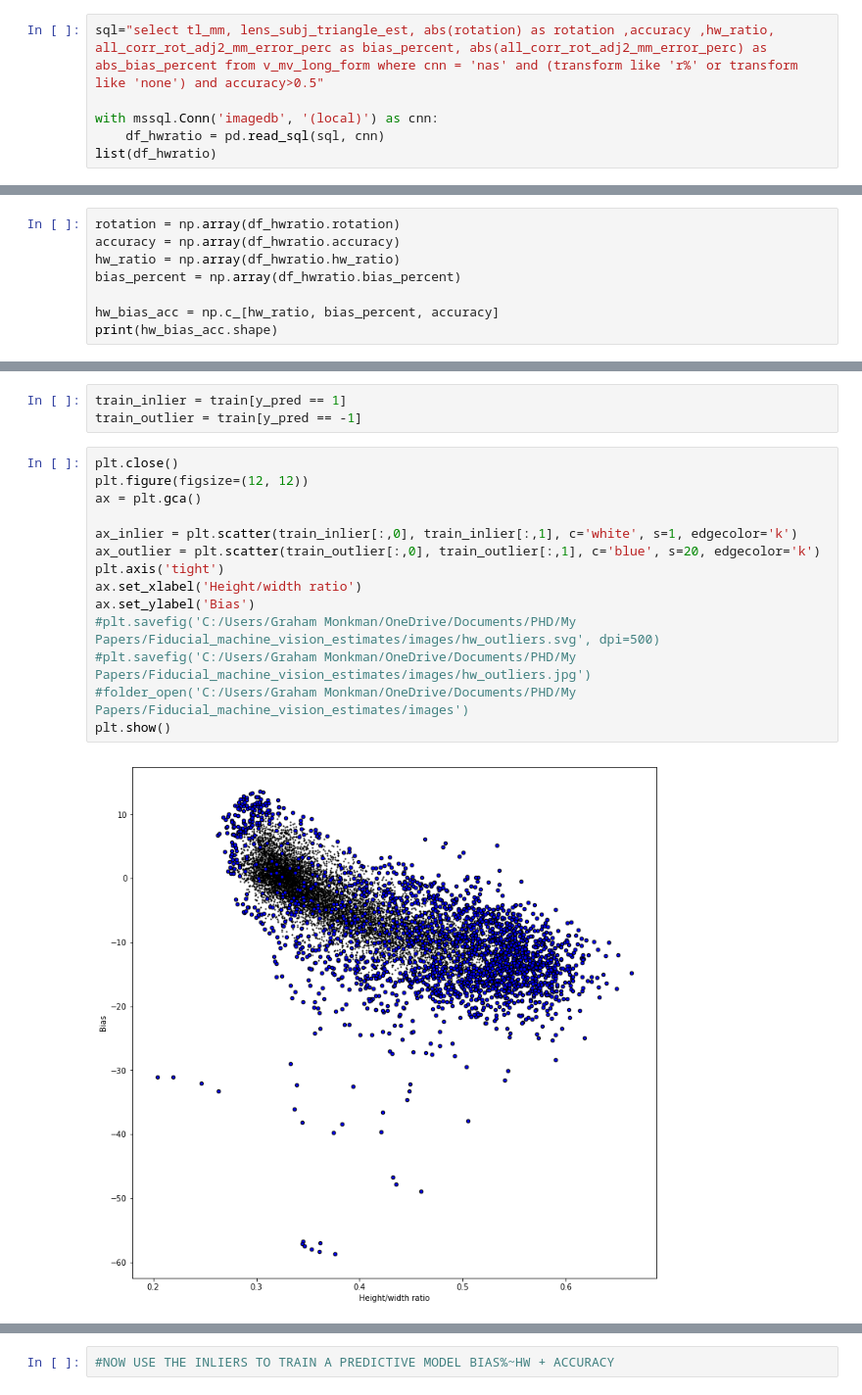
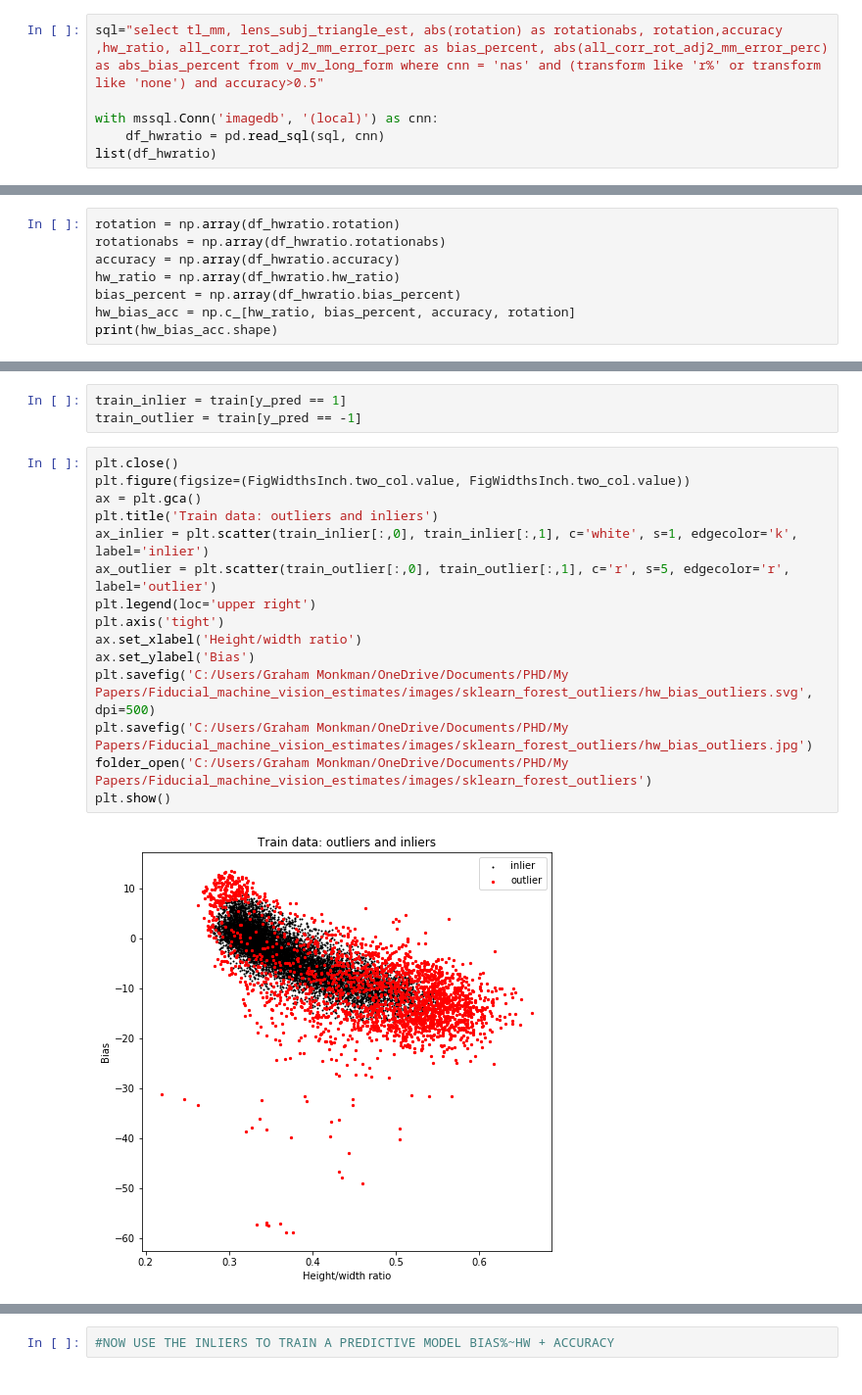
Before and after one commit to gmonkman/python, a Jupyter notebook: jupyter/mv_sklearn_forest_outliers.ipynb, the cells around one changed output, grey strips where cells are left out. Shown at 98% size. Saved outputs shown, nothing was run; the diff lists cells and outputs as text.

```diff
--- a/jupyter/mv_sklearn_forest_outliers.ipynb
+++ b/jupyter/mv_sklearn_forest_outliers.ipynb
@@ -24,7 +26,7 @@ from plotlib.mplfuncs import FigWidthsInch
 # %%
 #GET DATAFRAME FROM SQL
 # %%
-sql="select tl_mm, lens_subj_triangle_est, abs(rotation) as rotation ,accuracy ,hw_ratio, all_corr_rot_adj2_mm_error_perc as bias_percent, abs(all_corr_rot_adj2_mm_error_perc) as abs_bias_percent from v_mv_long_form where cnn = 'nas' and (transform like 'r%' or transform like 'none') and accuracy>0.5"
+sql="select tl_mm, lens_subj_triangle_est, abs(rotation) as rotationabs, rotation,accuracy ,hw_ratio, all_corr_rot_adj2_mm_error_perc as bias_percent, abs(all_corr_rot_adj2_mm_error_perc) as abs_bias_percent from v_mv_long_form where cnn = 'nas' and (transform like 'r%' or transform like 'none') and accuracy>0.5"
 
 with mssql.Conn('imagedb', '(local)') as cnn:
     df_hwratio = pd.read_sql(sql, cnn)
@@ -41,11 +44,11 @@ list(df_hwratio)
 #FORMAT THE DATA FOR SKLEARN CONSUMPTION, DO SOME SETUP
 # %%
 rotation = np.array(df_hwratio.rotation)
+rotationabs = np.array(df_hwratio.rotationabs)
 accuracy = np.array(df_hwratio.accuracy)
 hw_ratio = np.array(df_hwratio.hw_ratio)
 bias_percent = np.array(df_hwratio.bias_percent)
-
-hw_bias_acc = np.c_[hw_ratio, bias_percent, accuracy]
+hw_bias_acc = np.c_[hw_ratio, bias_percent, accuracy, rotation]
 print(hw_bias_acc.shape)
 # %% [output]
 (16508, 3)
@@ -77,19 +83,20 @@ train_inlier = train[y_pred == 1]
 train_outlier = train[y_pred == -1]
 # %%
 plt.close()
-plt.figure(figsize=(12, 12))
+plt.figure(figsize=(FigWidthsInch.two_col.value, FigWidthsInch.two_col.value))
 ax = plt.gca()
-
-ax_inlier = plt.scatter(train_inlier[:,0], train_inlier[:,1], c='white', s=1, edgecolor='k')
-ax_outlier = plt.scatter(train_outlier[:,0], train_outlier[:,1], c='blue', s=20, edgecolor='k')
+plt.title('Train data: outliers and inliers')
+ax_inlier = plt.scatter(train_inlier[:,0], train_inlier[:,1], c='white', s=1, edgecolor='k', label='inlier')
+ax_outlier = plt.scatter(train_outlier[:,0], train_outlier[:,1], c='r', s=5, edgecolor='r', label='outlier')
+plt.legend(loc='upper right')
 plt.axis('tight')
 ax.set_xlabel('Height/width ratio')
 ax.set_ylabel('Bias')
-#plt.savefig('C:/Users/Graham Monkman/OneDrive/Documents/PHD/My Papers/Fiducial_machine_vision_estimates/images/hw_outliers.svg', dpi=500)
-#plt.savefig('C:/Users/Graham Monkman/OneDrive/Documents/PHD/My Papers/Fiducial_machine_vision_estimates/images/hw_outliers.jpg')
-#folder_open('C:/Users/Graham Monkman/OneDrive/Documents/PHD/My Papers/Fiducial_machine_vision_estimates/images')
+plt.savefig('C:/Users/Graham Monkman/OneDrive/Documents/PHD/My Papers/Fiducial_machine_vision_estimates/images/sklearn_forest_outliers/hw_bias_outliers.svg', dpi=500)
+plt.savefig('C:/Users/Graham Monkman/OneDrive/Documents/PHD/My Papers/Fiducial_machine_vision_estimates/images/sklearn_forest_outliers/hw_bias_outliers.jpg')
+folder_open('C:/Users/Graham Monkman/OneDrive/Documents/PHD/My Papers/Fiducial_machine_vision_estimates/images/sklearn_forest_outliers')
 plt.show()
 # %% [output]
-[figure, old version]
+[figure, new version]
 # %%
 #NOW FIT THE OTHER STUFF
```
Also changed, not shown: parts of 24 cells of this notebook, 7 other files.
